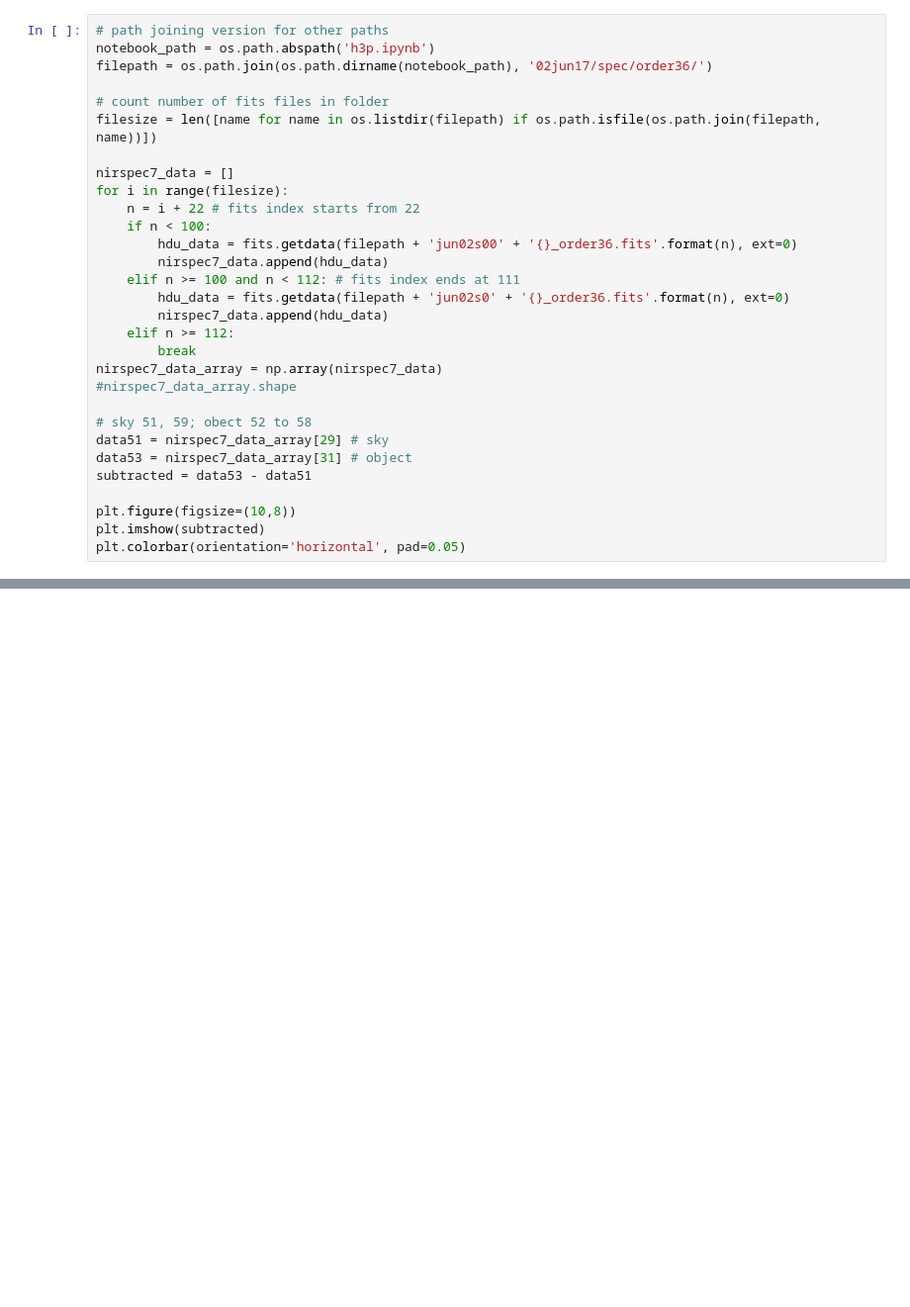
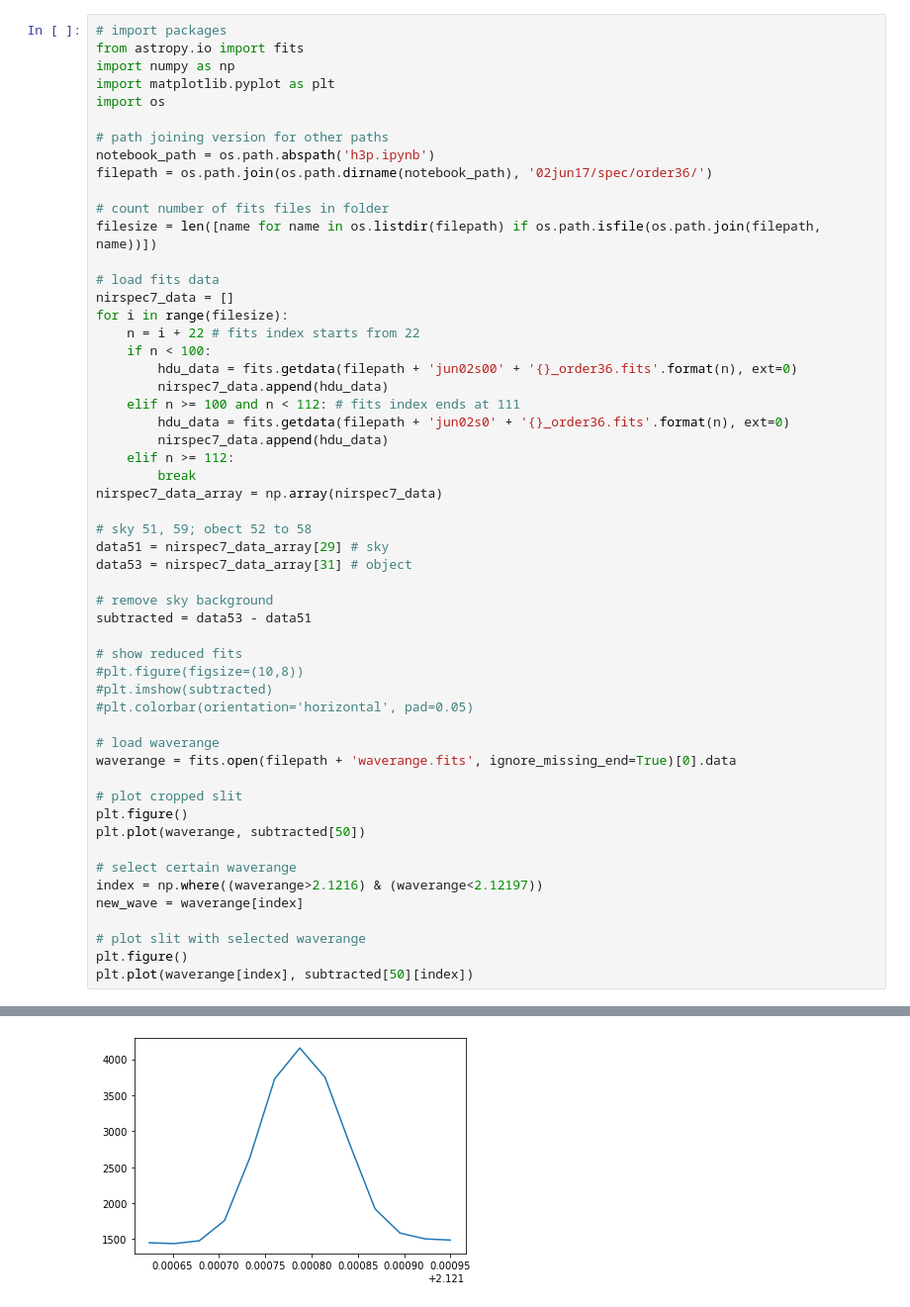
Before and after one commit to ruoyanwangdr/Dynamics-of-Jovian-Infrared-Auroral-Ionosphere-and-Thermosphere, a Jupyter notebook: h3p.ipynb, the cells around one changed output, grey strips where cells are left out. Shown at 99% size. Saved outputs shown, nothing was run; the diff lists cells and outputs as text; blank space fills up the shorter version.

```diff
--- a/h3p.ipynb
+++ b/h3p.ipynb
@@ -9,4 +1,10 @@ import glob
 # %%
+# import packages
+from astropy.io import fits
+import numpy as np
+import matplotlib.pyplot as plt
+import os
+
 # path joining version for other paths
 notebook_path = os.path.abspath('h3p.ipynb')
 filepath = os.path.join(os.path.dirname(notebook_path), '02jun17/spec/order36/')
@@ -14,6 +12,7 @@ filepath = os.path.join(os.path.dirname(notebook_path), '02jun17/spec/order36/')
 # count number of fits files in folder
 filesize = len([name for name in os.listdir(filepath) if os.path.isfile(os.path.join(filepath, name))])
 
+# load fits data
 nirspec7_data = []
 for i in range(filesize):
     n = i + 22 # fits index starts from 22
@@ -26,14 +25,31 @@ for i in range(filesize):
     elif n >= 112:
         break
 nirspec7_data_array = np.array(nirspec7_data)
-#nirspec7_data_array.shape
 
 # sky 51, 59; obect 52 to 58
 data51 = nirspec7_data_array[29] # sky
 data53 = nirspec7_data_array[31] # object
+
+# remove sky background
 subtracted = data53 - data51
 
-plt.figure(figsize=(10,8))
-plt.imshow(subtracted)
-plt.colorbar(orientation='horizontal', pad=0.05)
+# show reduced fits
+#plt.figure(figsize=(10,8))
+#plt.imshow(subtracted)
+#plt.colorbar(orientation='horizontal', pad=0.05)
+
+# load waverange
+waverange = fits.open(filepath + 'waverange.fits', ignore_missing_end=True)[0].data
+
+# plot cropped slit
+plt.figure()
+plt.plot(waverange, subtracted[50])
+
+# select certain waverange
+index = np.where((waverange>2.1216) & (waverange<2.12197))
+new_wave = waverange[index]
+
+# plot slit with selected waverange
+plt.figure()
+plt.plot(waverange[index], subtracted[50][index])
 # %% [output]
@@ -40,0 +58 @@ plt.colorbar(orientation='horizontal', pad=0.05)
+[figure, added]
```
Also changed, not shown: parts of 12 cells of this notebook.
